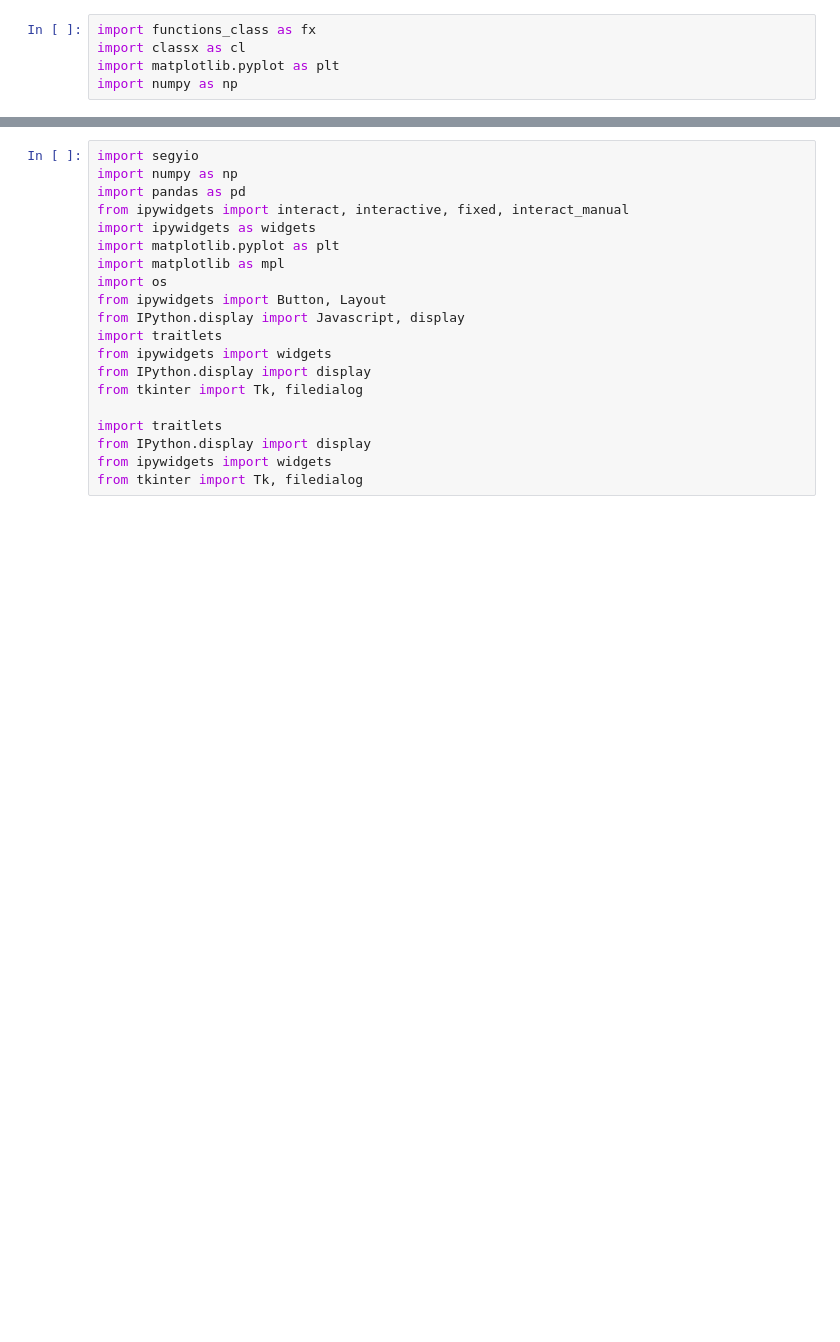
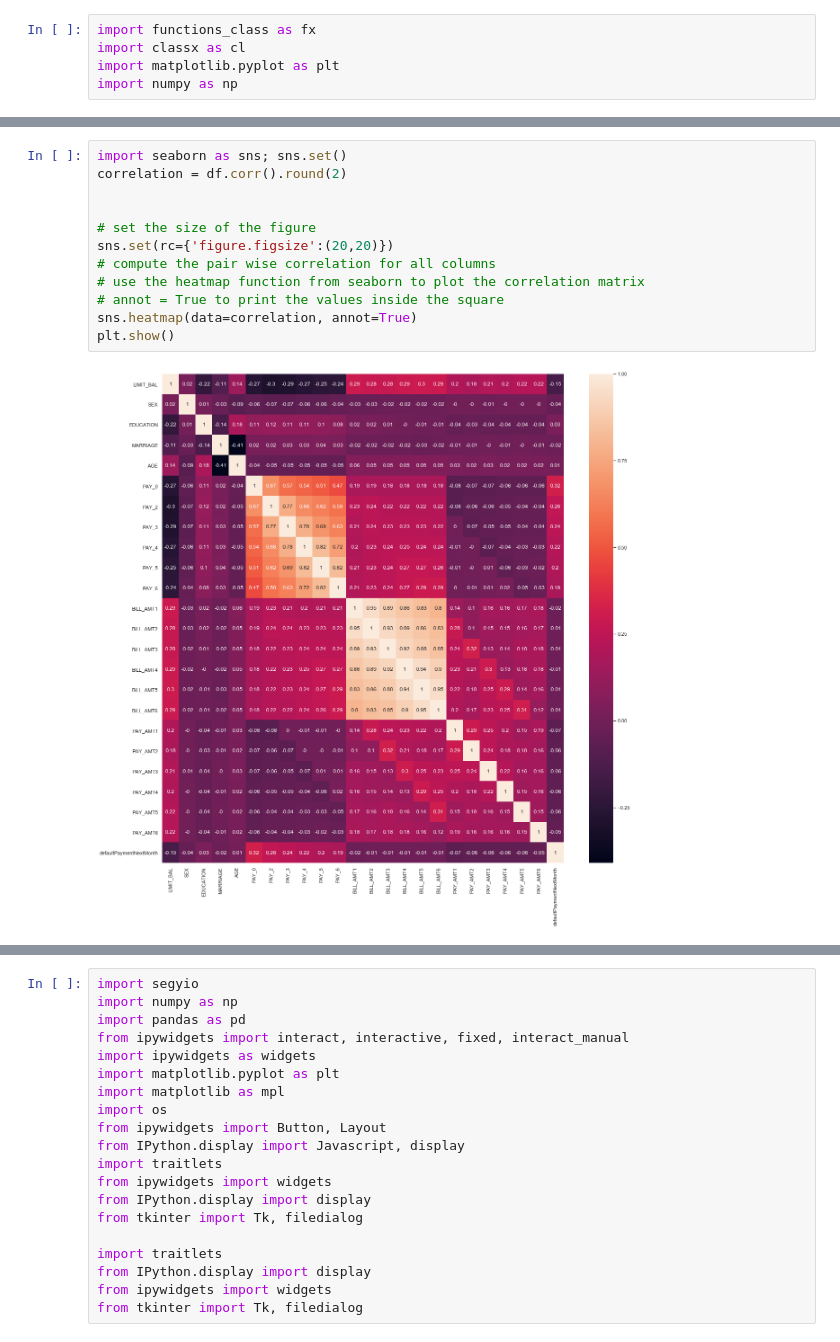
Before and after one commit to VemundST/Project2, a Jupyter notebook: main.ipynb, the cells around one changed output, grey strips where cells are left out. Saved outputs shown, nothing was run; the diff lists cells and outputs as text; blank space fills up the shorter version.

```diff
--- a/main.ipynb
+++ b/main.ipynb
@@ -125,0 +114,14 @@ ValueError: Arrays were different lengths: 24 vs 2
+# %%
+import seaborn as sns; sns.set()
+correlation = df.corr().round(2)
+
+
+# set the size of the figure
+sns.set(rc={'figure.figsize':(20,20)})
+# compute the pair wise correlation for all columns
+# use the heatmap function from seaborn to plot the correlation matrix
+# annot = True to print the values inside the square
+sns.heatmap(data=correlation, annot=True)
+plt.show()
+# %% [output]
+[figure, added]
```
Also changed, not shown: parts of 16 cells of this notebook.
